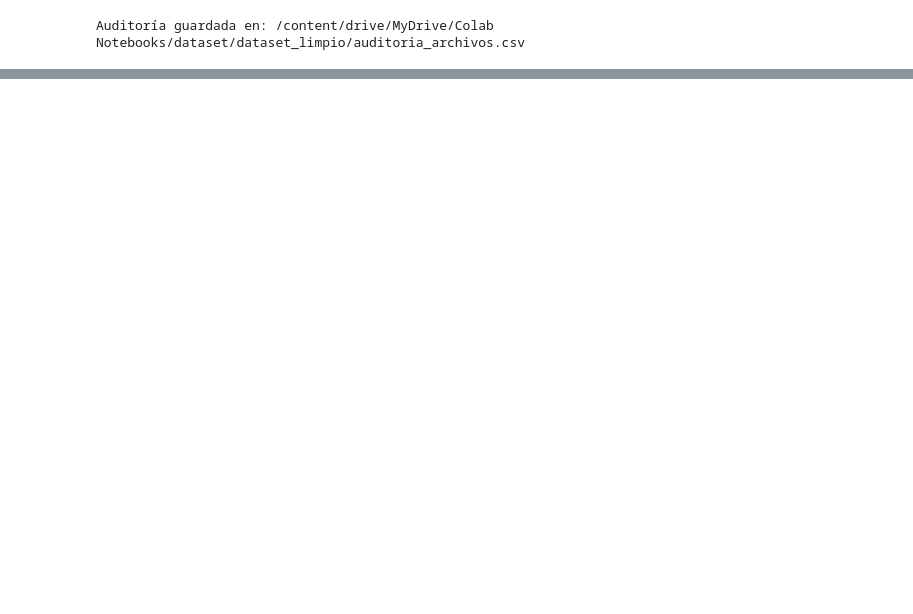
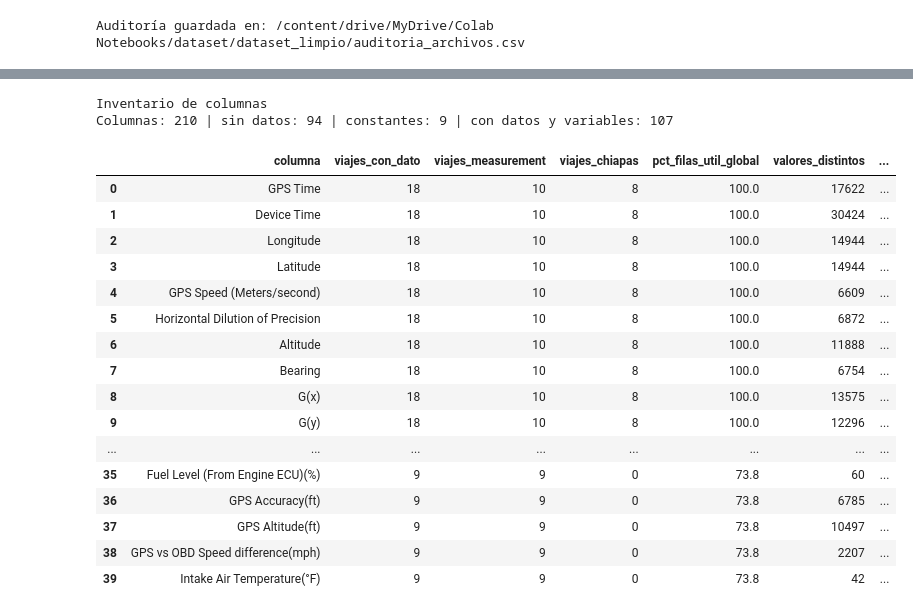
Before and after one commit to AlfCR/dnn-estadia, a Jupyter notebook: dnn_estadia_ACP.ipynb, the cells around one changed output, grey strips where cells are left out. Drawn from its saved outputs; the diff is of its cells as text; code cells hidden in the pictures; blank space fills up the shorter version.

Commit message:
Actualización, primer parte del entregable E3.

```diff
--- a/dnn_estadia_ACP.ipynb
+++ b/dnn_estadia_ACP.ipynb
@@ -660,0 +487,68 @@ for nombre, df in zip(inventario1_filtrado.keys(), dataframes_limpios):
+# %%
+#celda 10 - Inventario de columnas (E3)
+print("Inventario de columnas")
+from pathlib import Path
+import pandas as pd
+
+ruta_entrada = Path(ruta_salida) / "datos_viajes_unicos.csv"
+df = pd.read_csv(ruta_entrada, dtype=str, keep_default_na=False)
+
+if "id_viaje" not in df.columns:
+    raise ValueError("No se encontró la columna id_viaje")
+
+faltantes = {"", "-", "∞", "nan", "NaN"}
+columnas_id = {"id_viaje", "carpeta"}
+columnas_variables = [c for c in df.columns if c not in columnas_id]
+
+# True = dato útil (el cero cuenta como dato)
+utiles = df[columnas_variables].apply(lambda col: ~col.isin(faltantes))
+
+# % de filas útiles por viaje y columna
+pct_viaje = utiles.groupby(df["id_viaje"]).mean() * 100
+
+# Carpeta de cada viaje
+carpeta_viaje = df.drop_duplicates("id_viaje").set_index("id_viaje")["carpeta"]
+es_chiapas = carpeta_viaje.reindex(pct_viaje.index).str.contains("Chiapas")
+
+# Valores distintos entre las filas útiles (para detectar constantes)
+n_distintos = {c: df.loc[utiles[c], c].nunique() for c in columnas_variables}
+
+inventario = pd.DataFrame({
+    "viajes_con_dato": (pct_viaje > 0).sum(),
+    "viajes_measurement": (pct_viaje[~es_chiapas] > 0).sum(),
+    "viajes_chiapas": (pct_viaje[es_chiapas] > 0).sum(),
+    "pct_filas_util_global": (utiles.mean() * 100).round(1),
+    "valores_distintos": pd.Series(n_distintos),
+})
+inventario["constante"] = (inventario["valores_distintos"] == 1)
+inventario["sin_datos"] = (inventario["viajes_con_dato"] == 0)
+inventario = (inventario.sort_values(["viajes_con_dato", "pct_filas_util_global"],
+                                     ascending=False)
+              .rename_axis("columna").reset_index())
+
+inventario.to_csv(Path(ruta_salida) / "inventario_columnas.csv", index=False)
+
+print(f"Columnas: {len(inventario)} | sin datos: {inventario['sin_datos'].sum()} | "
+      f"constantes: {inventario['constante'].sum()} | "
+      f"con datos y variables: {(~inventario['sin_datos'] & ~inventario['constante']).sum()}")
+display(inventario[~inventario["sin_datos"]].head(40))
+# %% [output]
+Inventario de columnas
+Columnas: 210 | sin datos: 94 | constantes: 9 | con datos y variables: 107
+|  | columna | viajes_con_dato | viajes_measurement | viajes_chiapas | pct_filas_util_global | valores_distintos | ... |
+| 0 | GPS Time | 18 | 10 | 8 | 100.0 | 17622 | ... |
+| 1 | Device Time | 18 | 10 | 8 | 100.0 | 30424 | ... |
+| 2 | Longitude | 18 | 10 | 8 | 100.0 | 14944 | ... |
+| 3 | Latitude | 18 | 10 | 8 | 100.0 | 14944 | ... |
+| 4 | GPS Speed (Meters/second) | 18 | 10 | 8 | 100.0 | 6609 | ... |
+| 5 | Horizontal Dilution of Precision | 18 | 10 | 8 | 100.0 | 6872 | ... |
+| 6 | Altitude | 18 | 10 | 8 | 100.0 | 11888 | ... |
+| 7 | Bearing | 18 | 10 | 8 | 100.0 | 6754 | ... |
+| 8 | G(x) | 18 | 10 | 8 | 100.0 | 13575 | ... |
+| 9 | G(y) | 18 | 10 | 8 | 100.0 | 12296 | ... |
+| ... | ... | ... | ... | ... | ... | ... | ... |
+| 35 | Fuel Level (From Engine ECU)(%) | 9 | 9 | 0 | 73.8 | 60 | ... |
+| 36 | GPS Accuracy(ft) | 9 | 9 | 0 | 73.8 | 6785 | ... |
+| 37 | GPS Altitude(ft) | 9 | 9 | 0 | 73.8 | 10497 | ... |
+| 38 | GPS vs OBD Speed difference(mph) | 9 | 9 | 0 | 73.8 | 2207 | ... |
+| 39 | Intake Air Temperature(°F) | 9 | 9 | 0 | 73.8 | 42 | ... |
```
Also changed, not shown: parts of 19 cells of this notebook.
